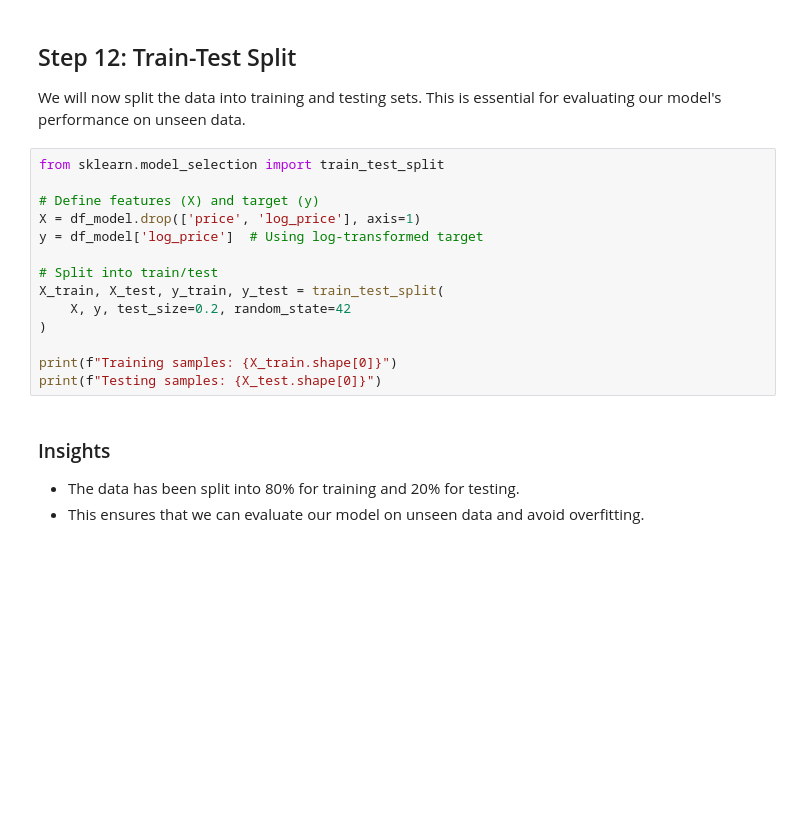
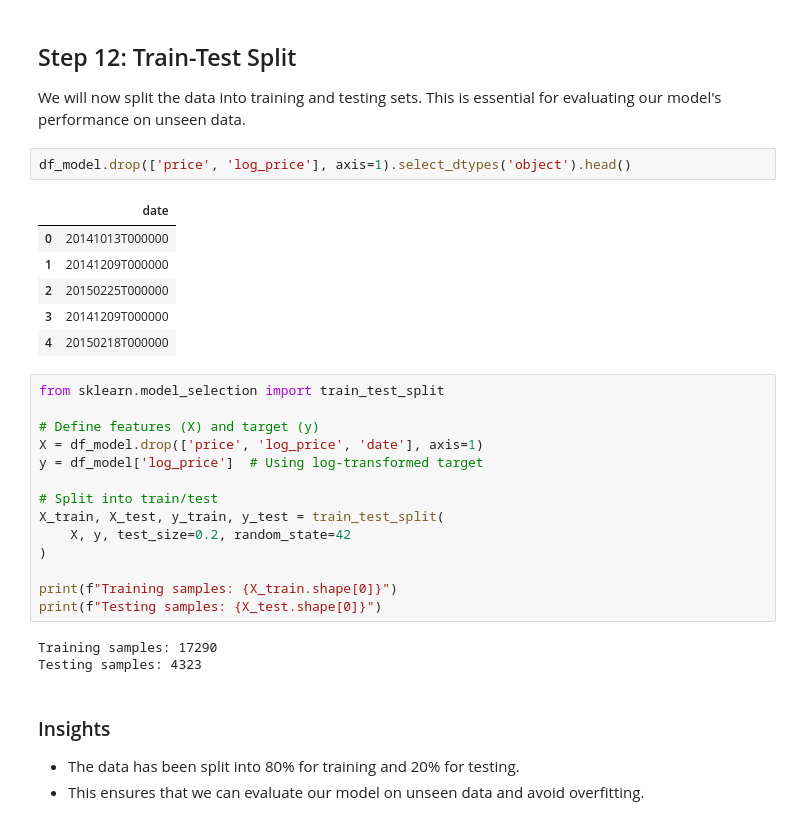
Before and after one commit to Yahia20/real-estate-price-prediction, a Jupyter notebook: notebooks/01-EDA-KingCounty.ipynb, the cells around one changed output. Saved outputs shown, nothing was run; the diff lists cells and outputs as text; blank space fills up the shorter version.

```diff
--- a/notebooks/01-EDA-KingCounty.ipynb
+++ b/notebooks/01-EDA-KingCounty.ipynb
@@ -330,11 +330,20 @@ df_model[features_to_scale].head()
 ## Step 12: Train-Test Split
 
 We will now split the data into training and testing sets. This is essential for evaluating our model's performance on unseen data.
+# %%
+df_model.drop(['price', 'log_price'], axis=1).select_dtypes('object').head()
+# %% [output]
+|  | date |
+| 0 | 20141013T000000 |
+| 1 | 20141209T000000 |
+| 2 | 20150225T000000 |
+| 3 | 20141209T000000 |
+| 4 | 20150218T000000 |
 # %%
 from sklearn.model_selection import train_test_split
 
 # Define features (X) and target (y)
-X = df_model.drop(['price', 'log_price'], axis=1)
+X = df_model.drop(['price', 'log_price', 'date'], axis=1)
 y = df_model['log_price']  # Using log-transformed target
 
 # Split into train/test
@@ -344,6 +353,9 @@ X_train, X_test, y_train, y_test = train_test_split(
 
 print(f"Training samples: {X_train.shape[0]}")
 print(f"Testing samples: {X_test.shape[0]}")
+# %% [output]
+Training samples: 17290
+Testing samples: 4323
 # %% [markdown]
 ### Insights
 
```
Also changed, not shown: parts of 3 cells of this notebook.
